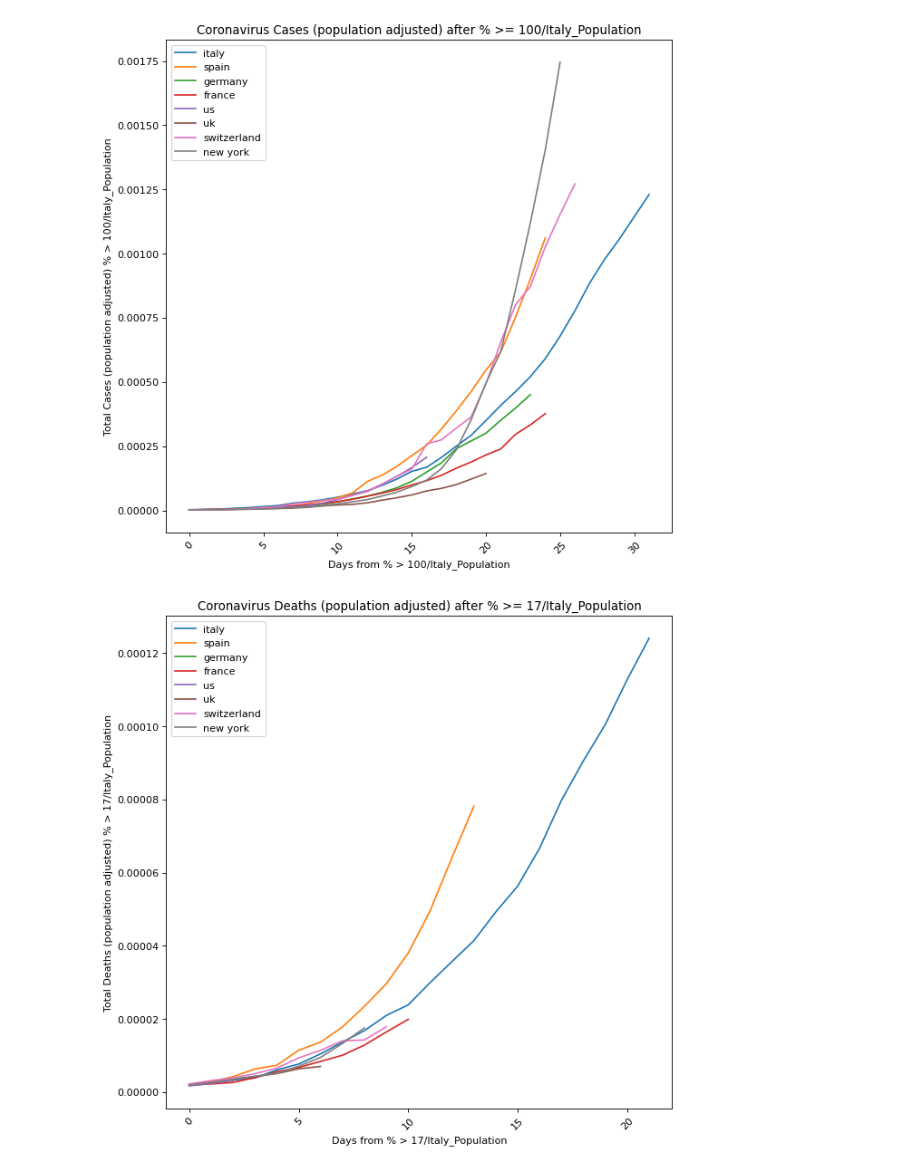
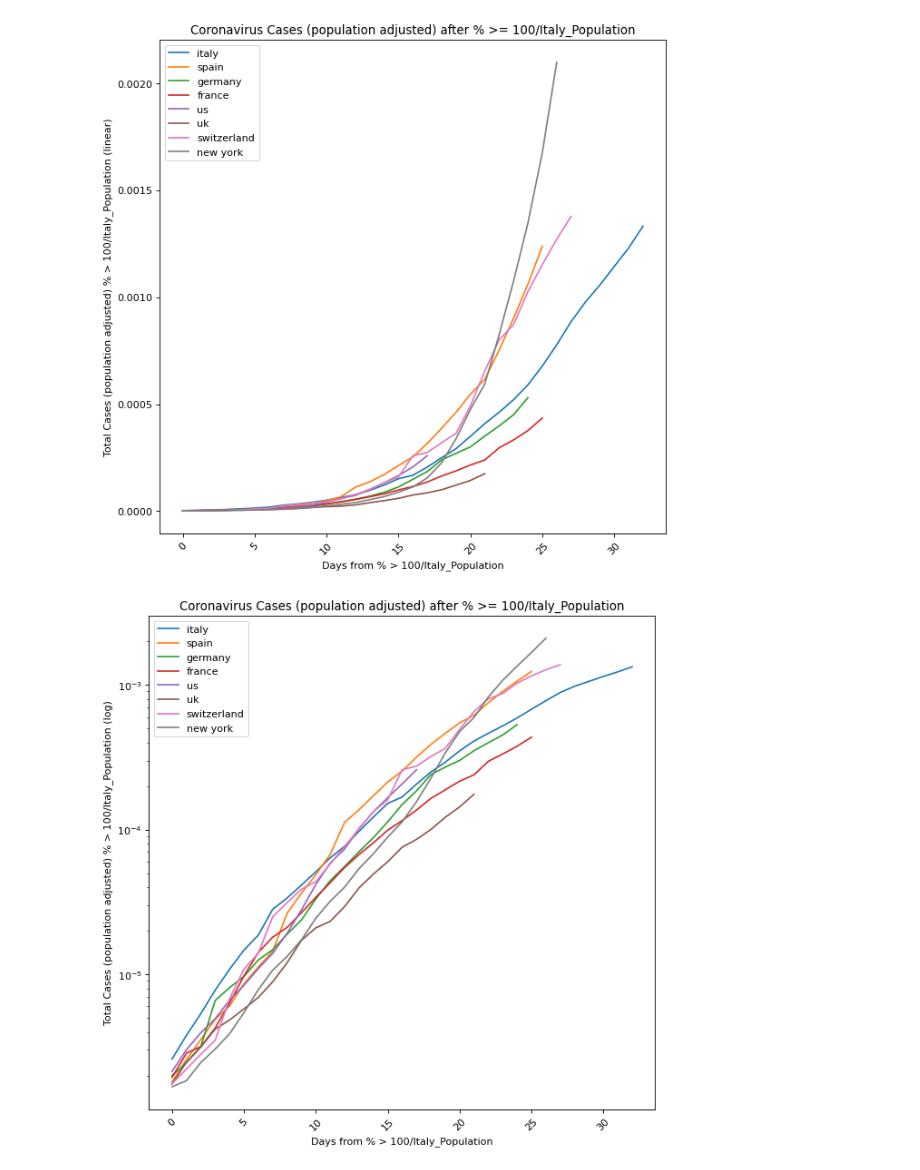
Before and after one commit to mementum/coronacharts, a Jupyter notebook: coronacharts.ipynb, the cells around one changed output. Drawn from its saved outputs; the diff is of its cells as text; code cells hidden in the pictures.

```diff
--- a/coronacharts.ipynb
+++ b/coronacharts.ipynb
@@ -38,8 +38,8 @@ countries = json_data['countries']
 if True:
     countries['new york'] = {}
     countries['new york']['population'] = 19540000
-    countries['new york']['data'] = [x/2.0 for x in countries['us']['data']]
-    countries['new york']['deaths'] = [x/3.0 for x in countries['us']['deaths']]
+    countries['new york']['data'] = [x * 0.48 for x in countries['us']['data']]
+    countries['new york']['deaths'] = [x * 0.35 for x in countries['us']['deaths']]
 # %%
 figkwargs = dict(
     figsize=(9, 9),
@@ -156,27 +172,29 @@ for datakey, datavalues in dataproperties.items():
 # %%
 for datakey, datavalues in dataproperties.items():
-    datalabel = datavalues['label']
-    datalimit = datavalues['limit']
+    for yscale in ('linear', 'log'):
+        datalabel = datavalues['label']
+        datalimit = datavalues['limit']
 
-    fig = plt.figure(**figkwargs)
-    explodes = 100 / countries['italy']['population']
-    for country, cproperties in countries.items():
-        population = cproperties['population']
-        try:
-            data = cproperties[datakey]
-        except KeyError:
-            continue
-        data = [x/population for x in data if x/population >= explodes]
-        data += [float('NaN')] * (len(categories) - len(data))
-        plt.plot(range(len(categories)), data, label=country)
+        fig = plt.figure(**figkwargs)
+        explodes = 100 / countries['italy']['population']
+        for country, cproperties in countries.items():
+            population = cproperties['population']
+            try:
+                data = cproperties[datakey]
+            except KeyError:
+                continue
+            data = [x/population for x in data if x/population >= explodes]
+            data += [float('NaN')] * (len(categories) - len(data))
+            plt.plot(range(len(categories)), data, label=country)
 
 
-    plt.title('Coronavirus {} (population adjusted) after % >= {}/Italy_Population'.format(datalabel, datalimit))
-    plt.ylabel('Total {} (population adjusted) % > {}/Italy_Population'.format(datalabel, datalimit))
-    plt.xlabel('Days from % > {}/Italy_Population'.format(datalimit))
-    plt.xticks(**xtickskwargs)
-    plt.legend(**legendkwargs)
-    plt.show()
+        plt.title('Coronavirus {} (population adjusted) after % >= {}/Italy_Population'.format(datalabel, datalimit))
+        plt.ylabel('Total {} (population adjusted) % > {}/Italy_Population ({})'.format(datalabel, datalimit, yscale))
+        plt.xlabel('Days from % > {}/Italy_Population'.format(datalimit))
+        plt.yscale(yscale)
+        plt.xticks(**xtickskwargs)
+        plt.legend(**legendkwargs)
+        plt.show()
 # %% [output]
-[figure, old version]
+[figure, new version]
-[figure, old version]
+[figure, new version]
```
Also changed, not shown: parts of 7 cells of this notebook, 1 other file.
